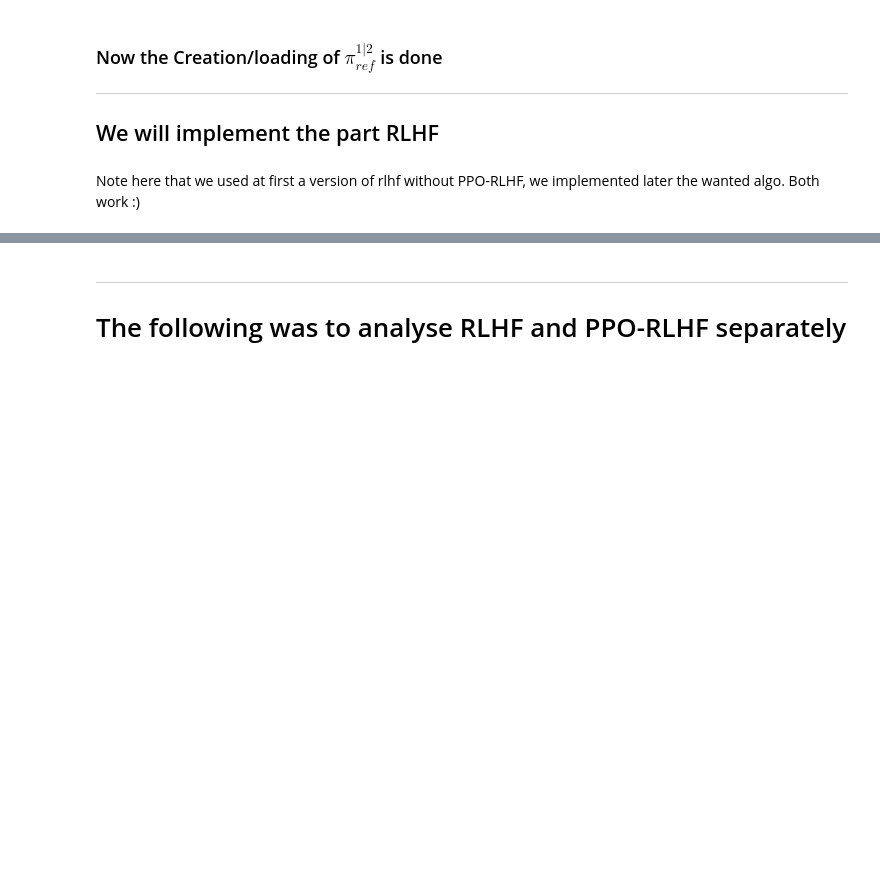
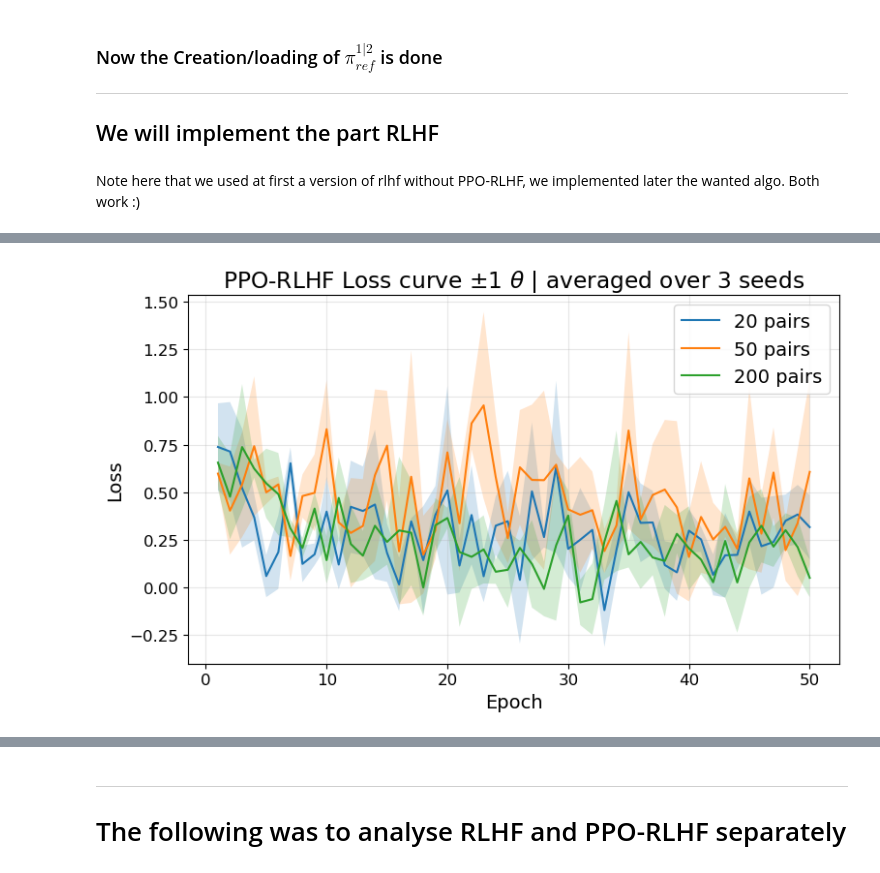
Before and after one commit to yk985/RL-RLHF, a Jupyter notebook: RLHF_Final_CartPole_v0.ipynb, the cells around one changed output, grey strips where cells are left out. Saved outputs shown, nothing was run; the diff lists cells and outputs as text; code cells hidden in the pictures; blank space fills up the shorter version.

```diff
--- a/RLHF_Final_CartPole_v0.ipynb
+++ b/RLHF_Final_CartPole_v0.ipynb
@@ -223,4 +216,13 @@ Saved final policy in ./Policies/pi_PPO_RLHF_CartPole-v0_seed_35_beta5_Npairs_20
 =================================
+# %%
+# ── Plotting the loss curves ──
+plot_avg_loss_curves(
+    loss_hist_list=Loss_history_list,
+    pair_list=pair_list,
+    algo="PPO-RLHF"
+)
+# %% [output]
+[figure, added]
 # %%
 print(f"Evaluating pi_RLHF and pi_PPO_RLHF for all seeds and dataset size over {n_eval} Runs \n")
 
```
Also changed, not shown: parts of 6 cells of this notebook.
